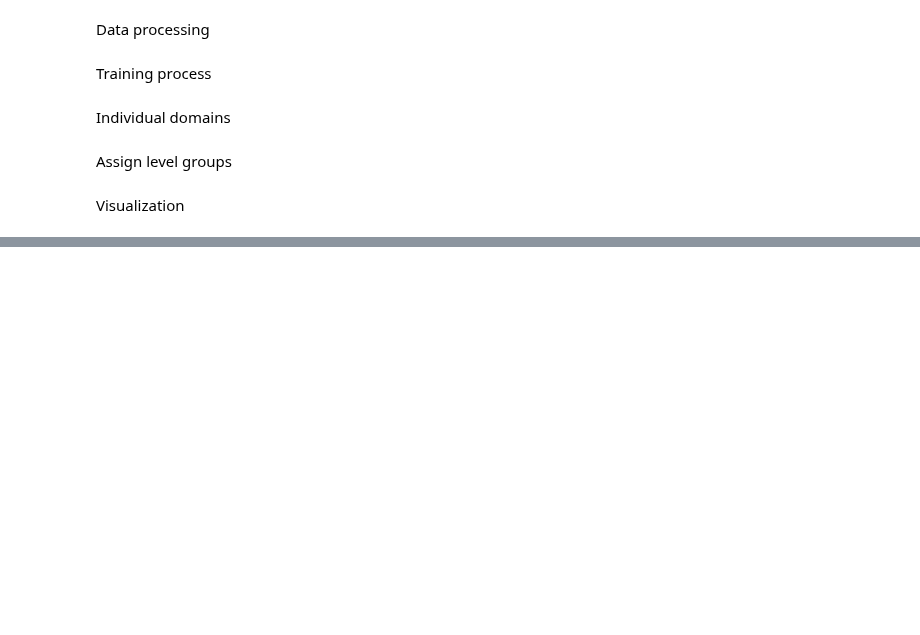
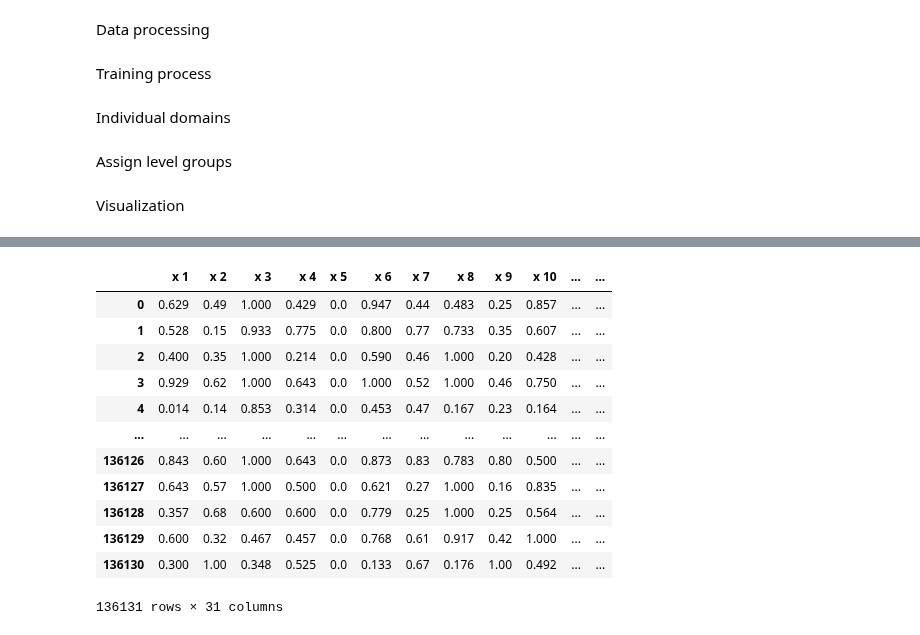
Before and after one commit to twchen88/ct_research, a Jupyter notebook: variance.ipynb, the cells around one changed output, grey strips where cells are left out. Drawn from its saved outputs; the diff is of its cells as text; code cells hidden in the pictures; blank space fills up the shorter version.

```diff
--- a/variance.ipynb
+++ b/variance.ipynb
@@ -264,8 +315,11 @@ Individual domains
 ## run
 def train_domain(target_domain : int, model_data=model_data, ground_truth=ground_truth):
     target_domain_name = "domain %d score" % target_domain
-    target = copy.deepcopy(ground_truth[target_domain_name]).to_numpy().reshape(-1, 1)
-    train_data = model_data.drop([target_domain_name], axis=1).to_numpy()
+    target_domain_name_mius = "domain %d score_1_minus" % target_domain
+    target = copy.deepcopy(ground_truth).to_numpy()
+    model_data[target_domain_name] = 0
+    model_data[target_domain_name_mius] = 0
+    train_data = model_data.to_numpy()
     # return results from training a model for multiple runs
     return multi_run(train_data, target)
 # %% [markdown]
@@ -382,0 +434,16 @@ Bad pipe message: %s [b'\xb5\x08:\xe7\xb8\xef,\x97\xb5\xc6\x97B\xea?\xe2\x05\xc4
+# %%
+results
+# %% [output]
+|  | x 1 | x 2 | x 3 | x 4 | x 5 | x 6 | x 7 | x 8 | x 9 | x 10 | ... | ... |
+| 0 | 0.629 | 0.49 | 1.000 | 0.429 | 0.0 | 0.947 | 0.44 | 0.483 | 0.25 | 0.857 | ... | ... |
+| 1 | 0.528 | 0.15 | 0.933 | 0.775 | 0.0 | 0.800 | 0.77 | 0.733 | 0.35 | 0.607 | ... | ... |
+| 2 | 0.400 | 0.35 | 1.000 | 0.214 | 0.0 | 0.590 | 0.46 | 1.000 | 0.20 | 0.428 | ... | ... |
+| 3 | 0.929 | 0.62 | 1.000 | 0.643 | 0.0 | 1.000 | 0.52 | 1.000 | 0.46 | 0.750 | ... | ... |
+| 4 | 0.014 | 0.14 | 0.853 | 0.314 | 0.0 | 0.453 | 0.47 | 0.167 | 0.23 | 0.164 | ... | ... |
+| ... | ... | ... | ... | ... | ... | ... | ... | ... | ... | ... | ... | ... |
+| 136126 | 0.843 | 0.60 | 1.000 | 0.643 | 0.0 | 0.873 | 0.83 | 0.783 | 0.80 | 0.500 | ... | ... |
+| 136127 | 0.643 | 0.57 | 1.000 | 0.500 | 0.0 | 0.621 | 0.27 | 1.000 | 0.16 | 0.835 | ... | ... |
+| 136128 | 0.357 | 0.68 | 0.600 | 0.600 | 0.0 | 0.779 | 0.25 | 1.000 | 0.25 | 0.564 | ... | ... |
+| 136129 | 0.600 | 0.32 | 0.467 | 0.457 | 0.0 | 0.768 | 0.61 | 0.917 | 0.42 | 1.000 | ... | ... |
+| 136130 | 0.300 | 1.00 | 0.348 | 0.525 | 0.0 | 0.133 | 0.67 | 0.176 | 1.00 | 0.492 | ... | ... |
+136131 rows × 31 columns
```
Also changed, not shown: parts of 17 cells of this notebook.
